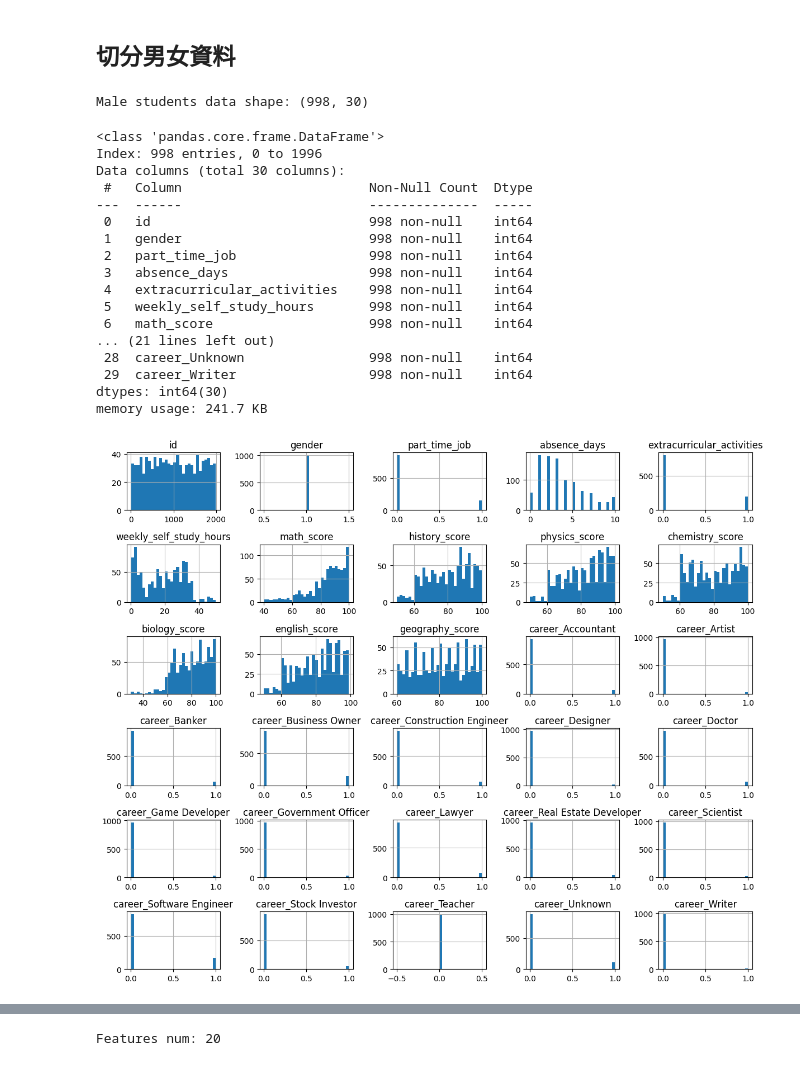
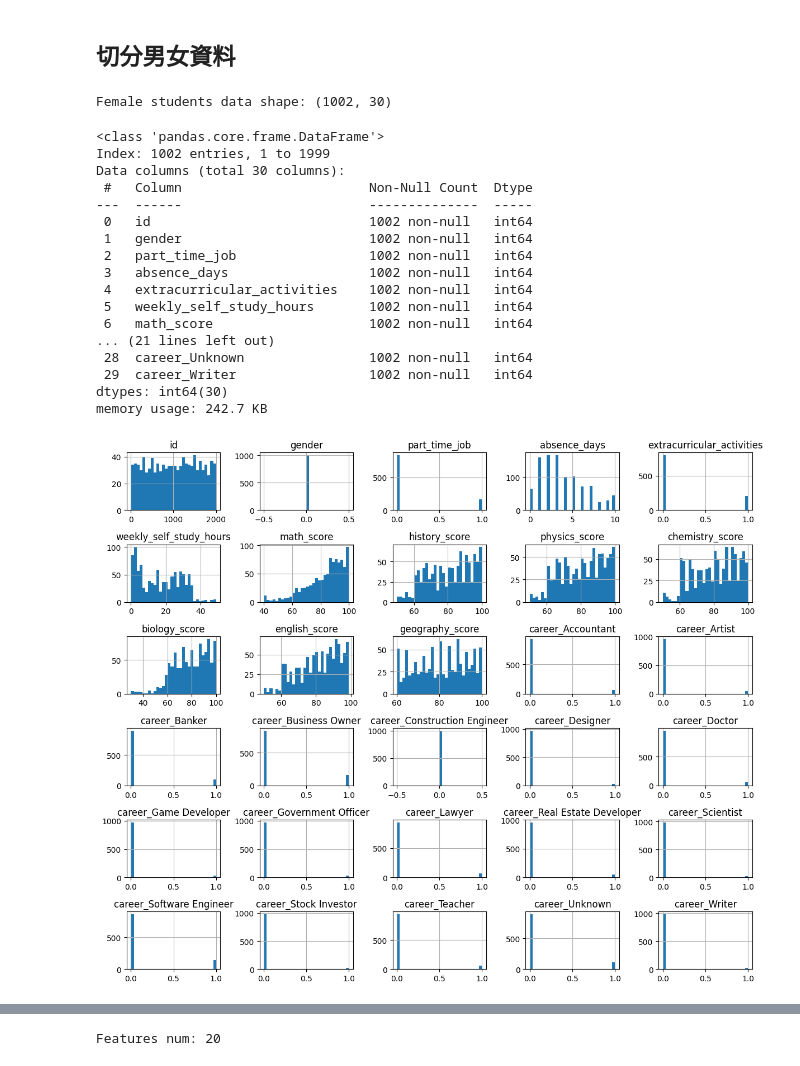
Before and after one commit to Zixun55/Data_Science, a Jupyter notebook: male_female_sep.ipynb, the cells around one changed output, grey strips where cells are left out. Cells and saved outputs as stored; diff of their text form; code cells hidden in the pictures.

```diff
--- a/male_female_sep.ipynb
+++ b/male_female_sep.ipynb
@@ -12,48 +16,45 @@ import shap
 # %% [markdown]
 ## 切分男女資料
 # %%
-# 讀取資料
 df = pd.read_csv("./dataset/student_scores_clean.csv")
 
+# df = df[df["gender"] == 1]
+# print("Male students data shape:", df.shape)
+# sex = "male"
 
-df = df[df["gender"] == 1]
-print("Male students data shape:", df.shape)
-sex = "male"
-
-# df = df[df["gender"] == 0]
-# print("Female students data shape:", df.shape)
-# sex = "female"
+df = df[df["gender"] == 0]
+print("Female students data shape:", df.shape)
+sex = "female"
 
 y = df
 # %% [output]
-Male students data shape: (998, 30)
+Female students data shape: (1002, 30)
 # %%
 df.info()
 # %% [output]
 <class 'pandas.core.frame.DataFrame'>
-Index: 998 entries, 0 to 1996
+Index: 1002 entries, 1 to 1999
 Data columns (total 30 columns):
  #   Column                        Non-Null Count  Dtype
 ---  ------                        --------------  -----
- 0   id                            998 non-null    int64
- 1   gender                        998 non-null    int64
- 2   part_time_job                 998 non-null    int64
- 3   absence_days                  998 non-null    int64
- 4   extracurricular_activities    998 non-null    int64
- 5   weekly_self_study_hours       998 non-null    int64
- 6   math_score                    998 non-null    int64
+ 0   id                            1002 non-null   int64
+ 1   gender                        1002 non-null   int64
+ 2   part_time_job                 1002 non-null   int64
+ 3   absence_days                  1002 non-null   int64
+ 4   extracurricular_activities    1002 non-null   int64
+ 5   weekly_self_study_hours       1002 non-null   int64
+ 6   math_score                    1002 non-null   int64
 ... (21 lines left out)
- 28  career_Unknown                998 non-null    int64
- 29  career_Writer                 998 non-null    int64
+ 28  career_Unknown                1002 non-null   int64
+ 29  career_Writer                 1002 non-null   int64
 dtypes: int64(30)
-memory usage: 241.7 KB
+memory usage: 242.7 KB
 # %%
-df.describe()
 df.hist(bins=30, figsize=(12, 10))
 plt.tight_layout()
 plt.show()
 # %% [output]
-[figure, old version]
+[figure, new version]
 # %%
 import pandas as pd
 import seaborn as sns
```
Also changed, not shown: parts of 14 cells of this notebook, 2 other files.
